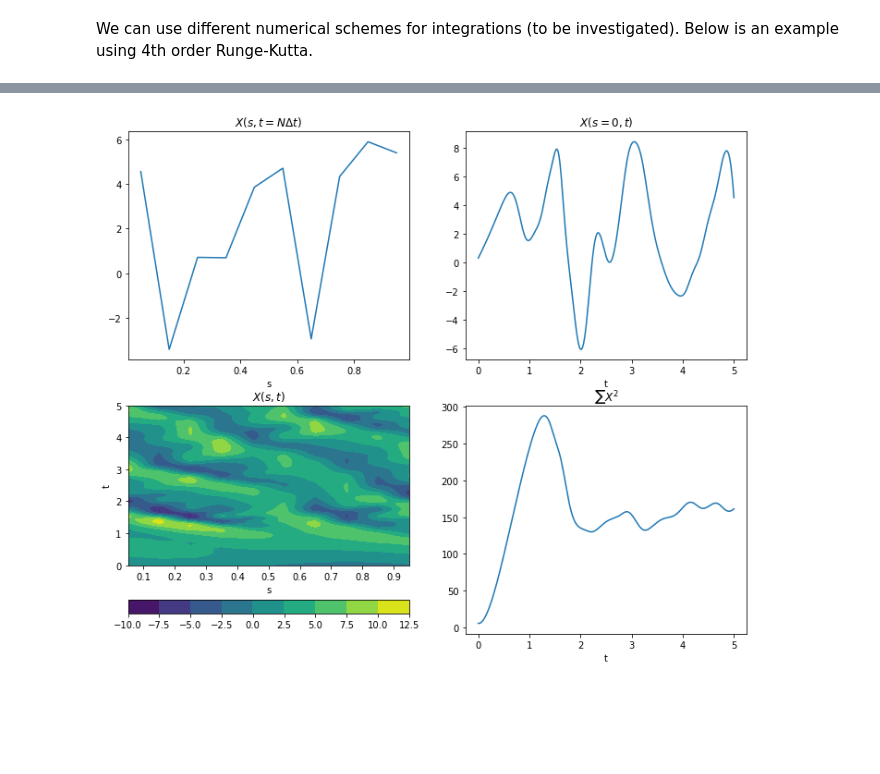
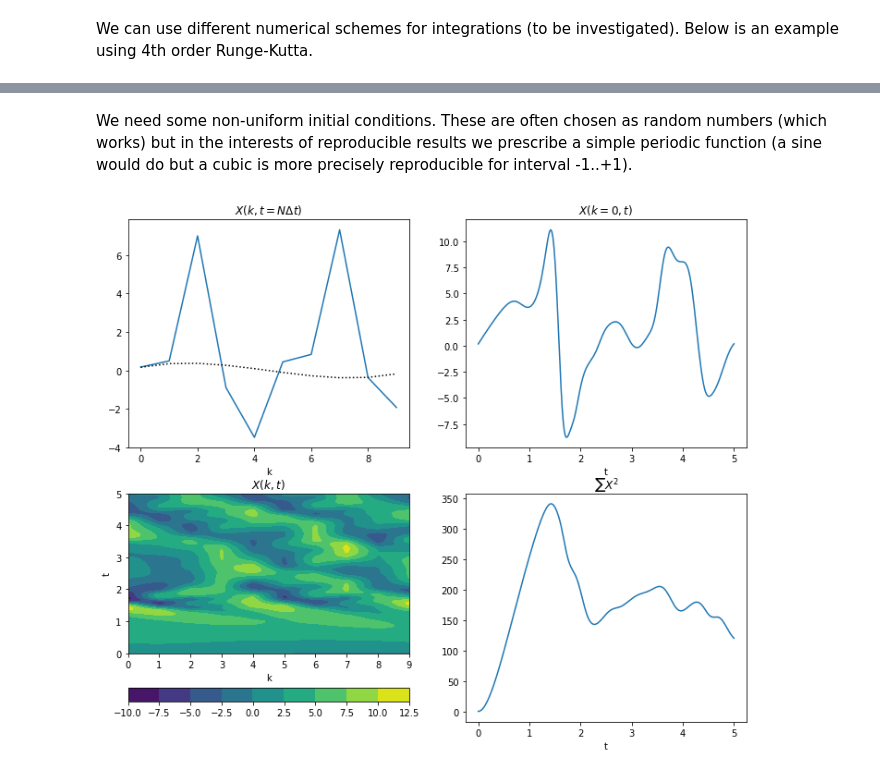
Before and after one commit to m2lines/L96_demo, a Jupyter notebook: L96-description.ipynb, the cells around one changed output, grey strips where cells are left out. Saved outputs shown, nothing was run; the diff lists cells and outputs as text; code cells hidden in the pictures; blank space fills up the shorter version.

Commit message:
Refactor 1d model
- Refactored 1d model
- Added tests of convergence etc.

```diff
--- a/L96-description.ipynb
+++ b/L96-description.ipynb
@@ -59,12 +85,28 @@ def RK4(fn, dt, X, t, F):
+# %% [markdown]
+We need some non-uniform initial conditions. These are often chosen as random numbers (which works) but in the interests of reproducible results we prescribe a simple periodic function (a sine would do but a cubic is more precisely reproducible for interval -1..+1).
 # %%
-J = 10
-s = ( 0.5 + np.arange(J) ) / J
-X,t = integrator(Lorenz_96, RK4, 0.02, np.sin( 2.*np.pi*s ), 8., 250 )
+K = 10 # Number of degrees of freedom
+nt = 250 # Number of time steps
+dt = 0.02 # time step
+F = 8.0 # Model parameter
+
+# Initial conditions
+k = np.arange(K) # For coordinate in plots
+s = 2 * ( 0.5 + k ) / K - 1 # A symmetric coordinate from -1..+1
+Xinit = s*(s-1)*(s+1) # Initial conditions
+
+# "Run" model
+X,t = integrator_1d(L96_eq1_xdot, RK4, dt, Xinit, nt, F)
 
 plt.figure(figsize=(12,10))
-plt.subplot(221); plt.plot(s, X[-1]); plt.xlabel('s'); plt.title('$X(s,t=N\Delta t)$');
-plt.subplot(222); plt.plot(t, X[:,0]); plt.xlabel('t'); plt.title('$X(s=0,t)$');
-plt.subplot(223); plt.contourf(s,t,X); plt.colorbar(orientation='horizontal'); plt.xlabel('s'); plt.ylabel('t'); plt.title('$X(s,t)$');
-plt.subplot(224); plt.plot(t, (X**2).sum(axis=-1)); plt.xlabel('t'); plt.title('$\sum X^2$');
+plt.subplot(221); # Snapshot of X[k]
+plt.plot(k, X[-1]); plt.xlabel('k'); plt.title('$X(k,t=N\Delta t)$');
+plt.plot(k, Xinit, 'k:')
+plt.subplot(222); # Sample time-series X[0](t)
+plt.plot(t, X[:,0]); plt.xlabel('t'); plt.title('$X(k=0,t)$');
+plt.subplot(223); # Full model history
+plt.contourf(k,t,X); plt.colorbar(orientation='horizontal'); plt.xlabel('k'); plt.ylabel('t'); plt.title('$X(k,t)$');
+plt.subplot(224); # Metric, total model energy
+plt.plot(t, (X**2).sum(axis=-1)); plt.xlabel('t'); plt.title('$\sum X^2$');
 # %% [output]
-[figure, old version]
+[figure, new version]
```
Also changed, not shown: parts of 9 cells of this notebook, 1 other file.
